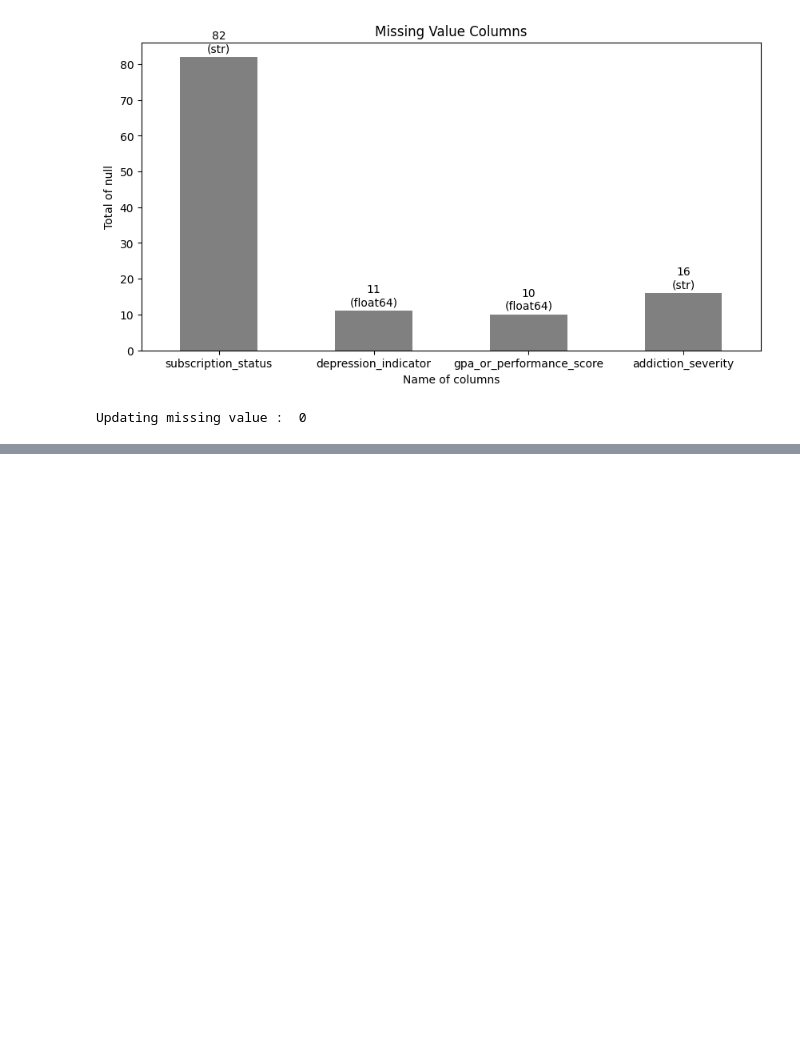
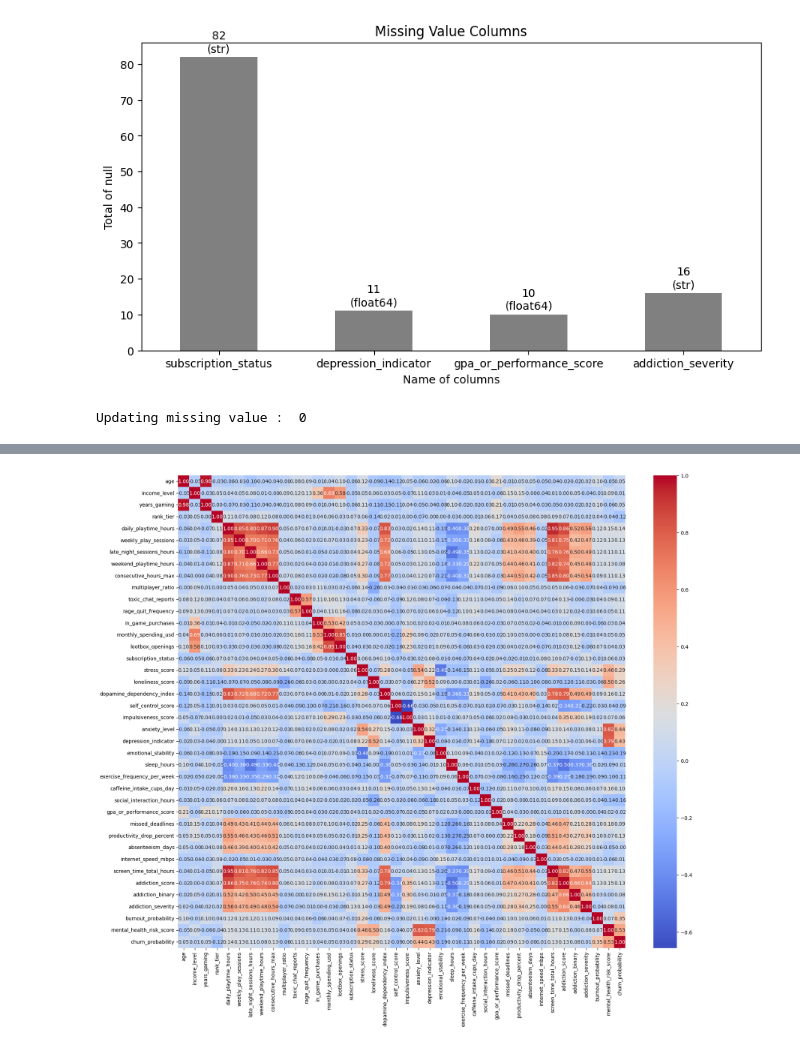
Before and after one commit to tiopramana/machine_learning, a Jupyter notebook: Project/Gaming_addiction/main.ipynb, the cells around one changed output, grey strips where cells are left out. Saved outputs shown, nothing was run; the diff lists cells and outputs as text; code cells hidden in the pictures; blank space fills up the shorter version.

Commit message:
update: progressing to visualization of feature

```diff
--- a/Project/Gaming_addiction/main.ipynb
+++ b/Project/Gaming_addiction/main.ipynb
@@ -89,17 +84,19 @@ dtype: int64
 [figure]
 # %%
 # Fixing missing value with SimpleImputer for numerical and catergory
+
+dfe = df.copy()
 
 # Numerical -> Median
 num_imputer = SimpleImputer(strategy='median')
 num_cols = ['depression_indicator', 'gpa_or_performance_score']
-df[num_cols] = num_imputer.fit_transform(df[num_cols])
+dfe[num_cols] = num_imputer.fit_transform(dfe[num_cols])
 
 # Catergorial -> Modus
 cat_imputer = SimpleImputer(strategy='most_frequent')
 cat_cols = ['subscription_status', 'addiction_severity']
-df[cat_cols] = cat_imputer.fit_transform(df[cat_cols])
+dfe[cat_cols] = cat_imputer.fit_transform(dfe[cat_cols])
 
-print("Updating missing value : ", df.isnull().sum().max())
+print("Updating missing value : ", dfe.isnull().sum().max())
 # %% [output]
 Updating missing value :  0
@@ -105,0 +130,25 @@ Updating missing value :  0
+# %%
+# Manual encoding using map
+
+cols = ['addiction_severity', 'income_level', 'subscription_status', 'rank_tier']
+
+for i, col_name in enumerate(cols):
+    # 3. Used the correct variable '{col_name}' and added a unique count method
+    unique_count = df[col_name].unique()
+    print(f"Index {i}: '{col_name}' has {unique_count} unique values")
+
+dfe['income_level'] = dfe['income_level'].map({"Low" : 0, "Lower-Middle" : 1, "Middle" : 2, "Upper-Middle" : 3, "High" : 4})
+
+dfe['addiction_severity'] = dfe['addiction_severity'].map({"Mild" : 0, "Moderate" : 1, "Severe" : 2})
+
+dfe['subscription_status'] = dfe['subscription_status'].map({"Basic" : 0, "Premium" : 1, "Ultimate" : 2})
+
+dfe['rank_tier'] = dfe['rank_tier'].map({"Unranked" : 0, "Bronze" : 1, "Silver" : 2, "Gold" : 3, "Platinum" : 4, "Diamond" : 5, "Master" : 6, "Grandmaster" : 7})
+
+ohe = OneHotEncoder(handle_unknown='ignore', sparse_output=False)
+
+ohe_cols = ['gender', 'country', 'occupation', 'preferred_genre', 'platform', 'device_type', 'relationship_status', 'behavioral_cluster']
+
+dfe = pd.get_dummies(dfe, columns=ohe_cols)
+
+print(dfe.select_dtypes(include=['object', 'str']).columns.to_list)
@@ -105,0 +185,12 @@ Updating missing value :  0
+# %%
+# Seaborn heatmap
+
+plt.figure(figsize=(20,17))
+
+corr = dfe.select_dtypes(include=['number']).corr()
+
+sns.heatmap(corr, annot=True, cmap='coolwarm', fmt='.2f')
+
+plt.show()
+# %% [output]
+[figure, added]
```
Also changed, not shown: parts of 9 cells of this notebook, 1 other file.
